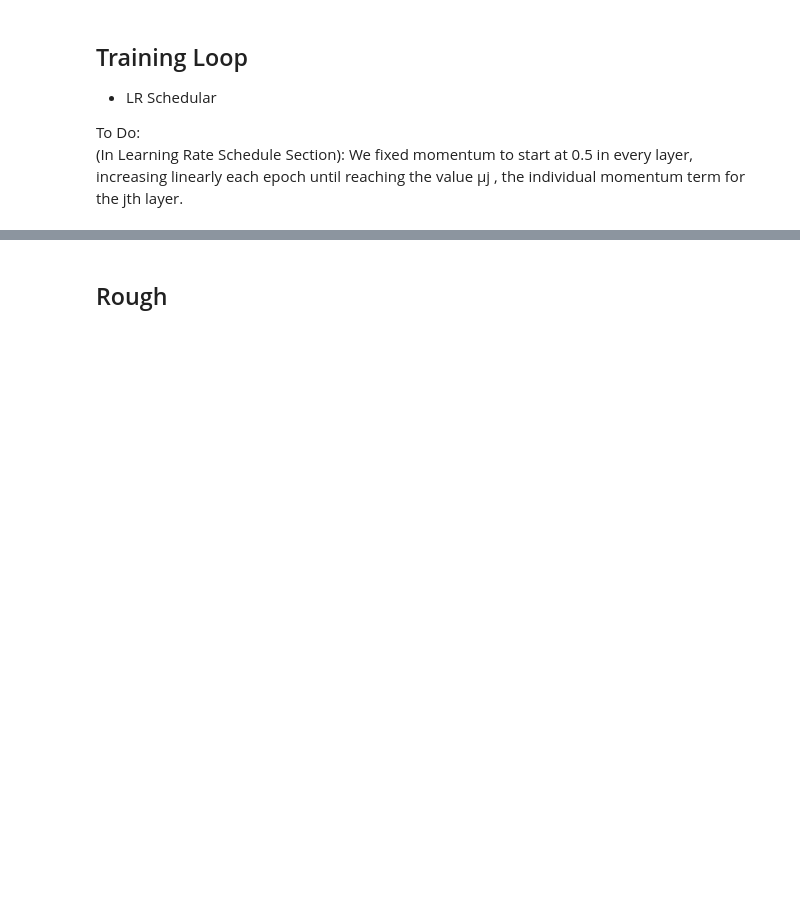
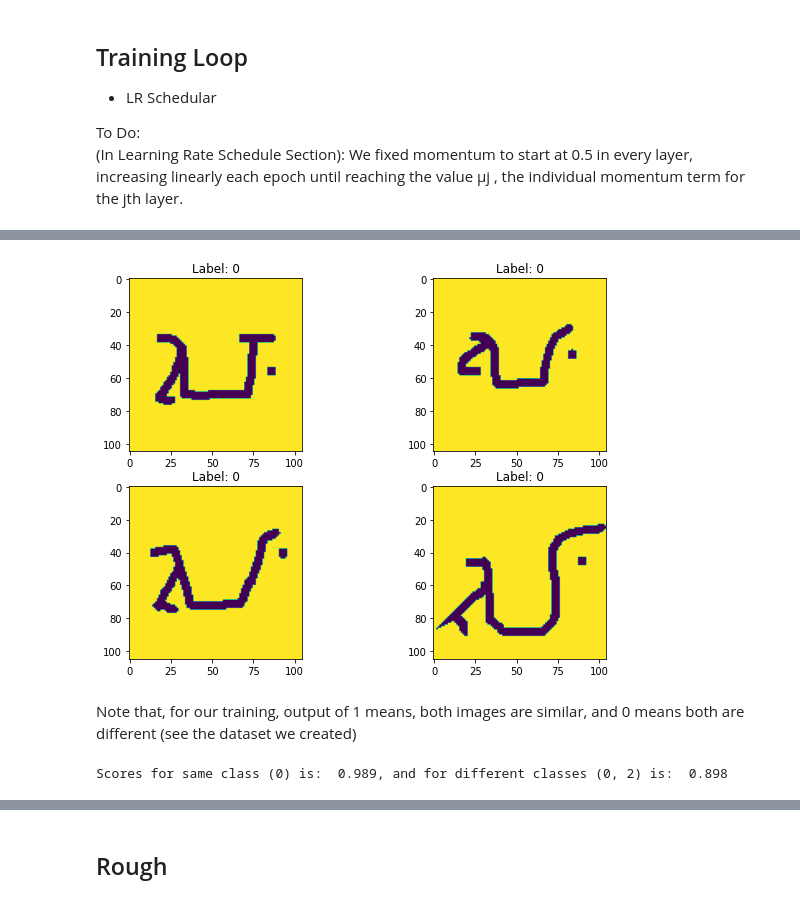
Before and after one commit to harshraj22/DeepLearning, a Jupyter notebook: implementations/SiameseNetwork/Siamese_Network.ipynb, the cells around one changed output, grey strips where cells are left out. Cells and saved outputs as stored; diff of their text form; code cells hidden in the pictures; blank space fills up the shorter version.

```diff
--- a/implementations/SiameseNetwork/Siamese_Network.ipynb
+++ b/implementations/SiameseNetwork/Siamese_Network.ipynb
@@ -318,0 +368,31 @@ Text(0, 0.5, 'Loss')
+# %%
+# display all images of same class
+
+# create figure
+fig = plt.figure(figsize=(10, 7))
+
+# setting values to rows and column variables
+rows = 2
+columns = 2
+
+for i in range(4):
+  img = images[0][i]
+  # Adds a subplot at the 1st position
+  fig.add_subplot(rows, columns, i+1)
+  plt.imshow(img)
+  plt.title(f'Label: 0')
+
+plt.show()
+# %% [output]
+[figure, added]
+# %% [markdown]
+Note that, for our training, output of 1 means, both images are similar, and 0 means both are different (see the dataset we created)
+# %%
+model = model.cpu()
+x, y = np.array([images[0][0]], dtype=np.float32), np.array([images[0][1]], dtype=np.float32)
+x, y = torch.from_numpy(np.expand_dims(x, axis=0)), torch.from_numpy(np.expand_dims(y, axis=0))
+z = np.array([images[2][1]], dtype=np.float32)
+z = torch.from_numpy(np.expand_dims(z, axis=0))
+print(f'Scores for same class (0) is: {model(x, y).item(): .3f}, and for different classes (0, 2) is: {model(x, z).item(): .3f}')
+# %% [output]
+Scores for same class (0) is:  0.989, and for different classes (0, 2) is:  0.898
```
Also changed, not shown: parts of 21 cells of this notebook.
